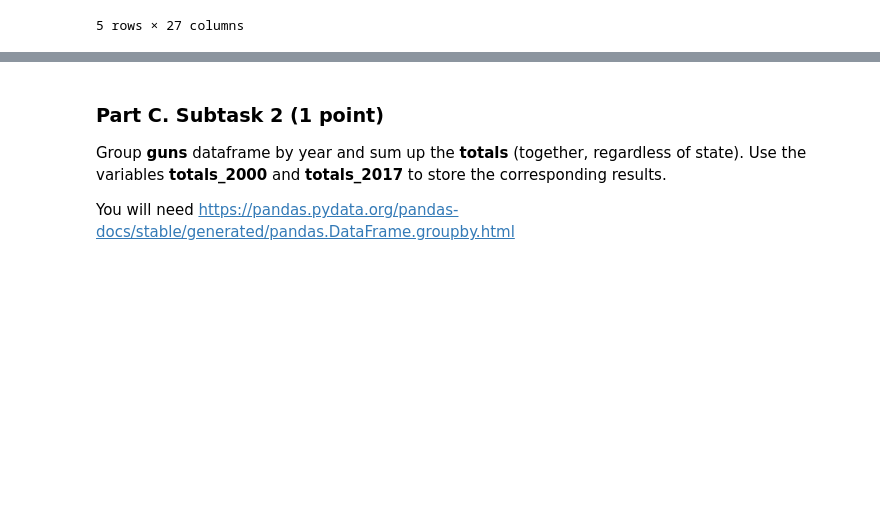
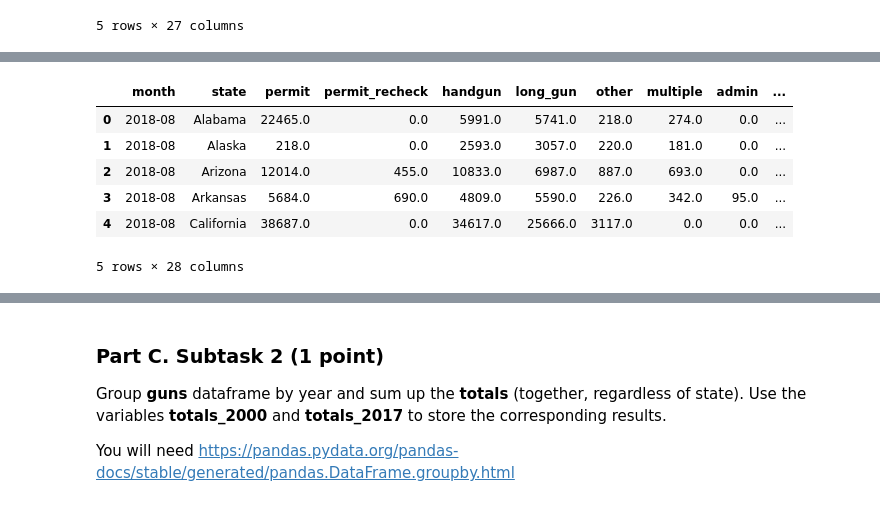
Before and after one commit to greeeneg/fall2019, a Jupyter notebook: week2/Week2-assignment.ipynb, the cells around one changed output, grey strips where cells are left out. Cells and saved outputs as stored; diff of their text form; code cells hidden in the pictures; blank space fills up the shorter version.

```diff
--- a/week2/Week2-assignment.ipynb
+++ b/week2/Week2-assignment.ipynb
@@ -297,0 +357,2 @@ guns.loc[:4]
+# %%
+year = {'year': year_dates}
@@ -298,2 +378,14 @@ guns.loc[:4]
+# %%
+guns2= guns.append(year, ignore_index=True)
+# %%
+guns2.loc[:4]
+# %% [output]
+|  | month | state | permit | permit_recheck | handgun | long_gun | other | multiple | admin | ... |
+| 0 | 2018-08 | Alabama | 22465.0 | 0.0 | 5991.0 | 5741.0 | 218.0 | 274.0 | 0.0 | ... |
+| 1 | 2018-08 | Alaska | 218.0 | 0.0 | 2593.0 | 3057.0 | 220.0 | 181.0 | 0.0 | ... |
+| 2 | 2018-08 | Arizona | 12014.0 | 455.0 | 10833.0 | 6987.0 | 887.0 | 693.0 | 0.0 | ... |
+| 3 | 2018-08 | Arkansas | 5684.0 | 690.0 | 4809.0 | 5590.0 | 226.0 | 342.0 | 95.0 | ... |
+| 4 | 2018-08 | California | 38687.0 | 0.0 | 34617.0 | 25666.0 | 3117.0 | 0.0 | 0.0 | ... |
+5 rows × 28 columns
 # %%
 # YOUR CODE HERE
```
Also changed, not shown: parts of 11 cells of this notebook, 4 other files.
